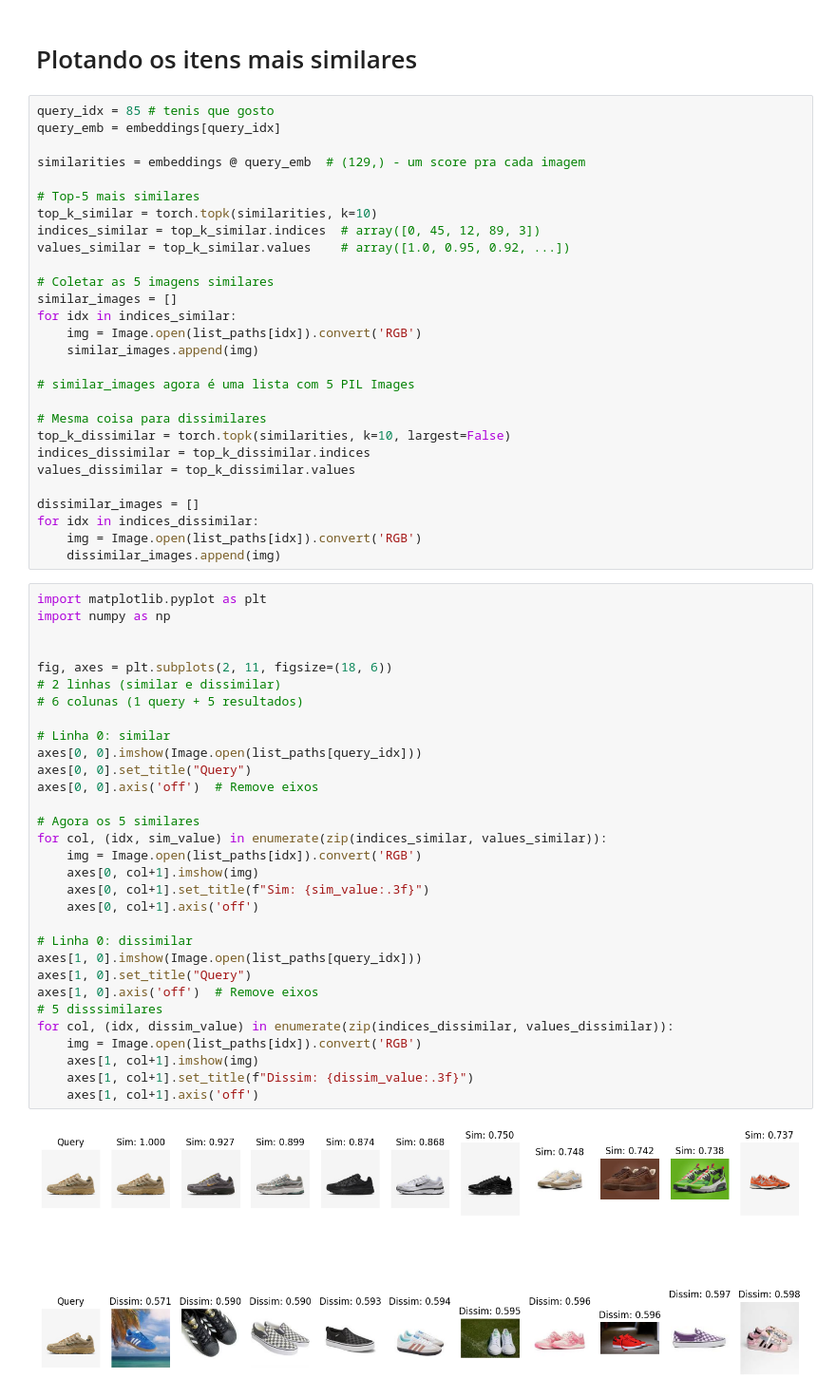
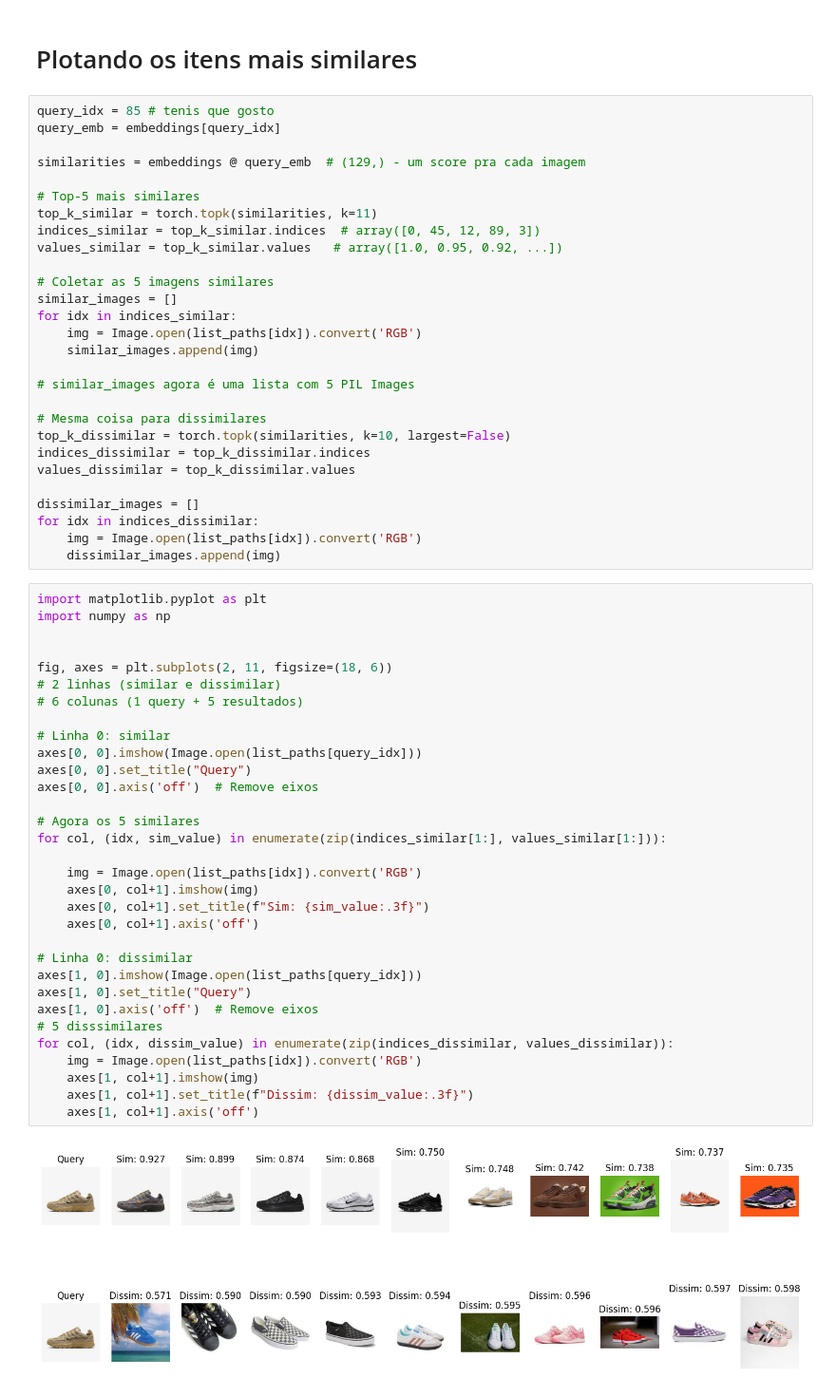
Before and after one commit to allvaret/embeddings_similarity_recommendation, a Jupyter notebook: notebooks/01_embedding_exploration.ipynb, the cells around one changed output. Shown at 95% size. Cells and saved outputs as stored; diff of their text form.

```diff
--- a/notebooks/01_embedding_exploration.ipynb
+++ b/notebooks/01_embedding_exploration.ipynb
@@ -223,9 +230,9 @@ query_emb = embeddings[query_idx]
 similarities = embeddings @ query_emb  # (129,) - um score pra cada imagem
 
 # Top-5 mais similares
-top_k_similar = torch.topk(similarities, k=10)
+top_k_similar = torch.topk(similarities, k=11)
 indices_similar = top_k_similar.indices  # array([0, 45, 12, 89, 3])
-values_similar = top_k_similar.values    # array([1.0, 0.95, 0.92, ...])
+values_similar = top_k_similar.values   # array([1.0, 0.95, 0.92, ...])
 
 # Coletar as 5 imagens similares
 similar_images = []
@@ -248,32 +255,33 @@ for idx in indices_dissimilar:
 import matplotlib.pyplot as plt
 import numpy as np
 
 
 fig, axes = plt.subplots(2, 11, figsize=(18, 6))
 # 2 linhas (similar e dissimilar)
 # 6 colunas (1 query + 5 resultados)
 
 # Linha 0: similar
 axes[0, 0].imshow(Image.open(list_paths[query_idx]))
 axes[0, 0].set_title("Query")
 axes[0, 0].axis('off')  # Remove eixos
 
 # Agora os 5 similares
-for col, (idx, sim_value) in enumerate(zip(indices_similar, values_similar)):
+for col, (idx, sim_value) in enumerate(zip(indices_similar[1:], values_similar[1:])):
+
     img = Image.open(list_paths[idx]).convert('RGB')
     axes[0, col+1].imshow(img)
     axes[0, col+1].set_title(f"Sim: {sim_value:.3f}")
     axes[0, col+1].axis('off')
 
 # Linha 0: dissimilar
 axes[1, 0].imshow(Image.open(list_paths[query_idx]))
 axes[1, 0].set_title("Query")
 axes[1, 0].axis('off')  # Remove eixos
 # 5 disssimilares
 for col, (idx, dissim_value) in enumerate(zip(indices_dissimilar, values_dissimilar)):
     img = Image.open(list_paths[idx]).convert('RGB')
     axes[1, col+1].imshow(img)
     axes[1, col+1].set_title(f"Dissim: {dissim_value:.3f}")
     axes[1, col+1].axis('off')
 # %% [output]
-[figure, old version]
+[figure, new version]
```
Also changed, not shown: parts of 5 cells of this notebook.
